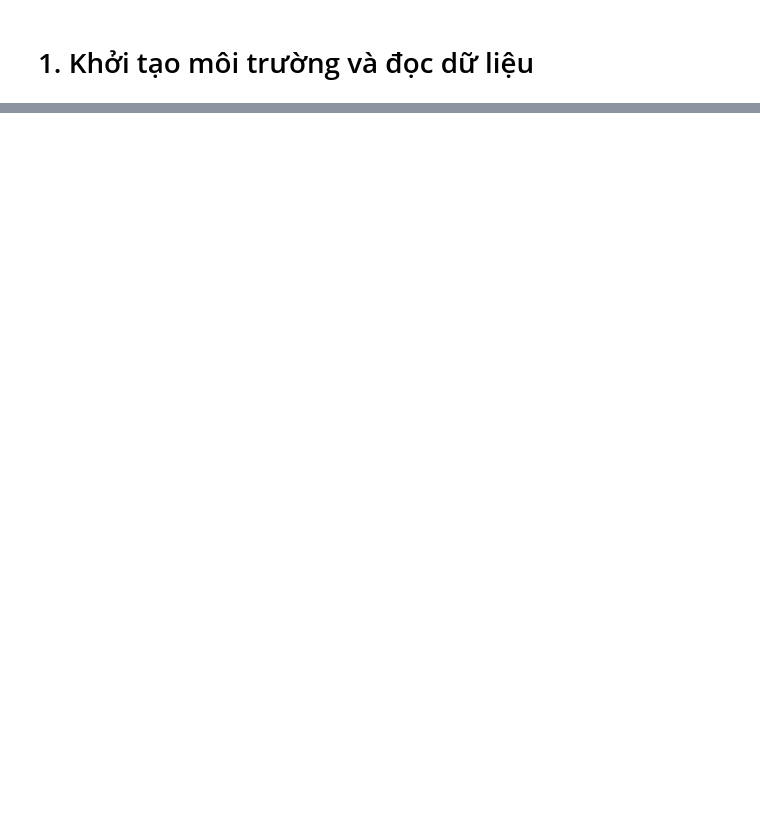
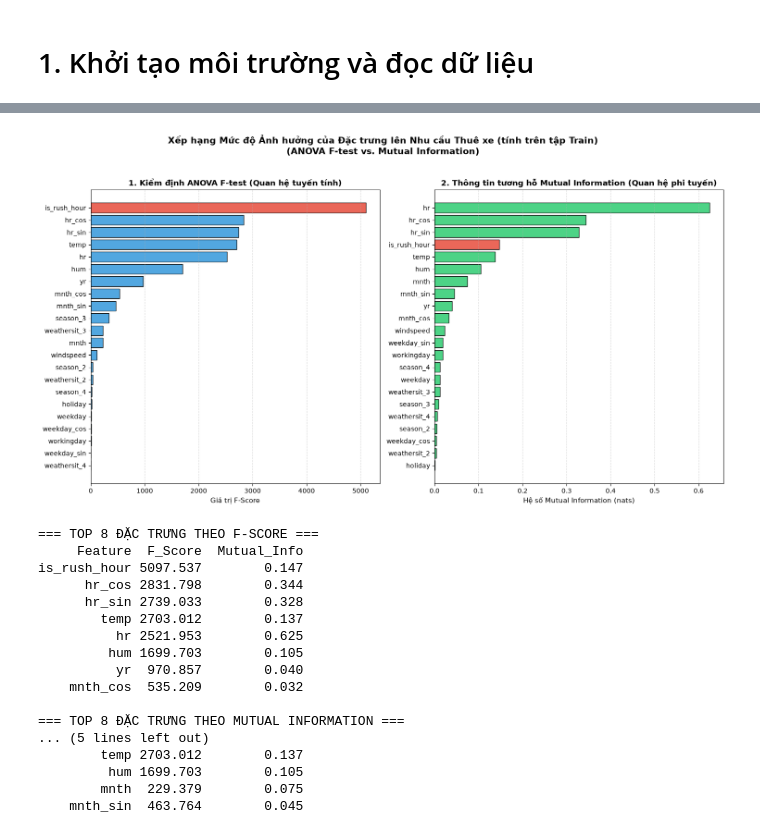
Before and after one commit to nguyenhaidangg/ml-bike-sharing, a Jupyter notebook: notebooks/step2_prep.ipynb, the cells around one changed output, grey strips where cells are left out. Saved outputs shown, nothing was run; the diff lists cells and outputs as text; code cells hidden in the pictures; blank space fills up the shorter version.

```diff
--- a/notebooks/step2_prep.ipynb
+++ b/notebooks/step2_prep.ipynb
@@ -461,0 +144,17 @@ Danh sách 23 đặc trưng sẵn sàng cho huấn luyện:
+# %%
+valid_train = X_train[X_train['hum'] > 0]
+median_hum_by_mnth_hr = valid_train.groupby(['mnth', 'hr'])['hum'].median()
+hum_fallback = valid_train['hum'].median()
+
+def fill_zero_hum(X_part):
+    X_part = X_part.copy()
+    mask = X_part['hum'] == 0
+    keys = zip(X_part.loc[mask, 'mnth'], X_part.loc[mask, 'hr'])
+    X_part.loc[mask, 'hum'] = [median_hum_by_mnth_hr.get(k, hum_fallback) for k in keys]
+    return X_part
+
+print(f"Số dòng hum == 0 trước xử lý -> Train: {(X_train['hum'] == 0).sum()}, Test: {(X_test['hum'] == 0).sum()}")
+X_train = fill_zero_hum(X_train)
+X_test = fill_zero_hum(X_test)
+print(f"Số dòng hum == 0 sau xử lý   -> Train: {(X_train['hum'] == 0).sum()}, Test: {(X_test['hum'] == 0).sum()}")
+print(f"Độ ẩm nhỏ nhất hiện tại      -> Train: {X_train['hum'].min():.4f}, Test: {X_test['hum'].min():.4f}")
@@ -461,0 +209,54 @@ Danh sách 23 đặc trưng sẵn sàng cho huấn luyện:
+# %%
+from sklearn.feature_selection import f_regression, mutual_info_regression
+
+f_scores, p_values = f_regression(X_train, y_train)
+mi_scores = mutual_info_regression(X_train, y_train, random_state=RANDOM_STATE)
+
+df_importance = pd.DataFrame({'Feature': X_train.columns, 'F_Score': f_scores,
+                              'p_value': p_values, 'Mutual_Info': mi_scores})
+
+fig, axes = plt.subplots(1, 2, figsize=(15, 8))
+fig.suptitle('Xếp hạng Mức độ Ảnh hưởng của Đặc trưng lên Nhu cầu Thuê xe (tính trên tập Train)\n(ANOVA F-test vs. Mutual Information)',
+             fontsize=14, fontweight='bold', y=1.02)
+
+df_f = df_importance.sort_values('F_Score', ascending=True)
+colors_f = ['#e74c3c' if f == 'is_rush_hour' else '#3498db' for f in df_f['Feature']]
+axes[0].barh(df_f['Feature'], df_f['F_Score'], color=colors_f, edgecolor='black', alpha=0.85)
+axes[0].set_title('1. Kiểm định ANOVA F-test (Quan hệ tuyến tính)', fontsize=12, fontweight='bold')
+axes[0].set_xlabel('Giá trị F-Score', fontsize=11)
+axes[0].grid(axis='x', linestyle='--', alpha=0.5)
+
+df_mi = df_importance.sort_values('Mutual_Info', ascending=True)
+colors_mi = ['#e74c3c' if f == 'is_rush_hour' else '#2ecc71' for f in df_mi['Feature']]
+axes[1].barh(df_mi['Feature'], df_mi['Mutual_Info'], color=colors_mi, edgecolor='black', alpha=0.85)
+axes[1].set_title('2. Thông tin tương hỗ Mutual Information (Quan hệ phi tuyến)', fontsize=12, fontweight='bold')
+axes[1].set_xlabel('Hệ số Mutual Information (nats)', fontsize=11)
+axes[1].grid(axis='x', linestyle='--', alpha=0.5)
+
+plt.tight_layout()
+plt.savefig('../output/step2_prep_01_feature_selection.png', dpi=300, bbox_inches='tight')
+plt.show()
+
+print("=== TOP 8 ĐẶC TRƯNG THEO F-SCORE ===")
+print(df_importance.sort_values('F_Score', ascending=False).head(8)[['Feature', 'F_Score', 'Mutual_Info']].round(3).to_string(index=False))
+print("\n=== TOP 8 ĐẶC TRƯNG THEO MUTUAL INFORMATION ===")
+print(df_importance.sort_values('Mutual_Info', ascending=False).head(8)[['Feature', 'F_Score', 'Mutual_Info']].round(3).to_string(index=False))
+# %% [output]
+[figure, added]
+=== TOP 8 ĐẶC TRƯNG THEO F-SCORE ===
+     Feature  F_Score  Mutual_Info
+is_rush_hour 5097.537        0.147
+      hr_cos 2831.798        0.344
+      hr_sin 2739.033        0.328
+        temp 2703.012        0.137
+          hr 2521.953        0.625
+         hum 1699.703        0.105
+          yr  970.857        0.040
+    mnth_cos  535.209        0.032
+
+=== TOP 8 ĐẶC TRƯNG THEO MUTUAL INFORMATION ===
+... (5 lines left out)
+        temp 2703.012        0.137
+         hum 1699.703        0.105
+        mnth  229.379        0.075
+    mnth_sin  463.764        0.045
```
Also changed, not shown: parts of 55 cells of this notebook, 14 other files.
